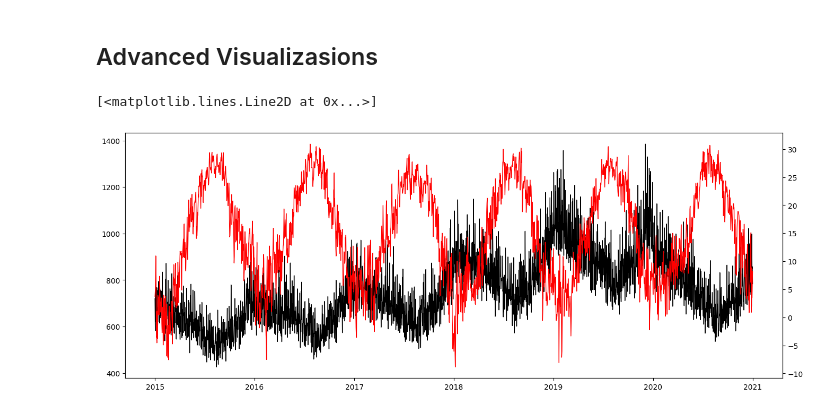
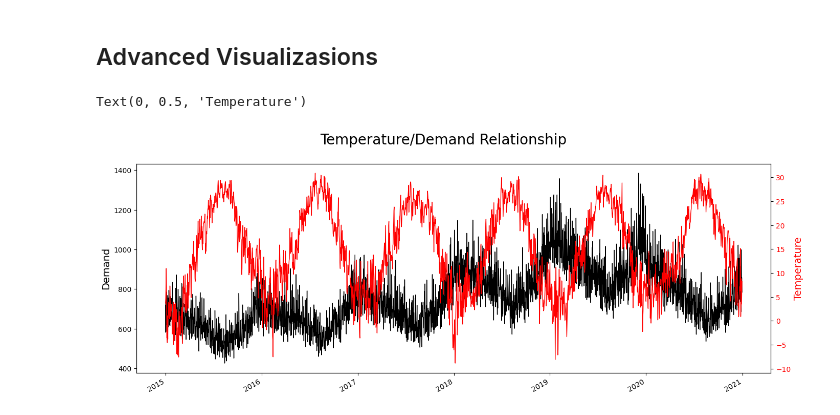
Before and after one commit to mrcruz117/EDA_Template, a Jupyter notebook: EDA_Template.ipynb, the cells around one changed output. Saved outputs shown, nothing was run; the diff lists cells and outputs as text; code cells hidden in the pictures.

```diff
--- a/EDA_Template.ipynb
+++ b/EDA_Template.ipynb
@@ -88,18 +88,31 @@ month_plot(month_start_resample);
 # %%
 df_plot = df
 
 temp_color = 'red'
 y_color = 'black'
 
 # plot
 fig, ax1 = plt.subplots(
     figsize=(16, 6)
 )
 ax2 = ax1.twinx()
 
 # add data
 ax1.plot(df_plot.index, df_plot.y, color=y_color, lw = 1)
 ax2.plot(df_plot.index, df_plot.Temperature, color=temp_color, lw = 1)
+
+# Title and dates
+fig.suptitle("Temperature/Demand Relationship", fontsize=20)
+fig.autofmt_xdate()
+
+# 1st axis
+ax1.set_label('Date')
+ax1.tick_params(axis='y', labelcolor=y_color)
+ax1.set_ylabel("Demand", color=y_color, fontsize=14)
+
+# 2nd axis
+ax2.tick_params(axis='y', labelcolor=temp_color)
+ax2.set_ylabel("Temperature", color=temp_color, fontsize=14)
 # %% [output]
-[<matplotlib.lines.Line2D at 0x...>]
+Text(0, 0.5, 'Temperature')
-[figure, old version]
+[figure, new version]
```
